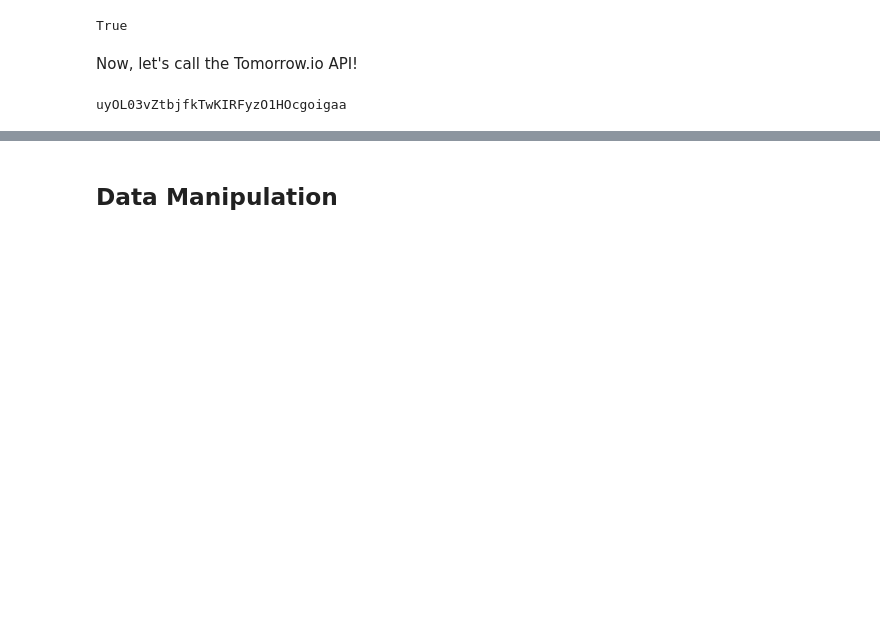
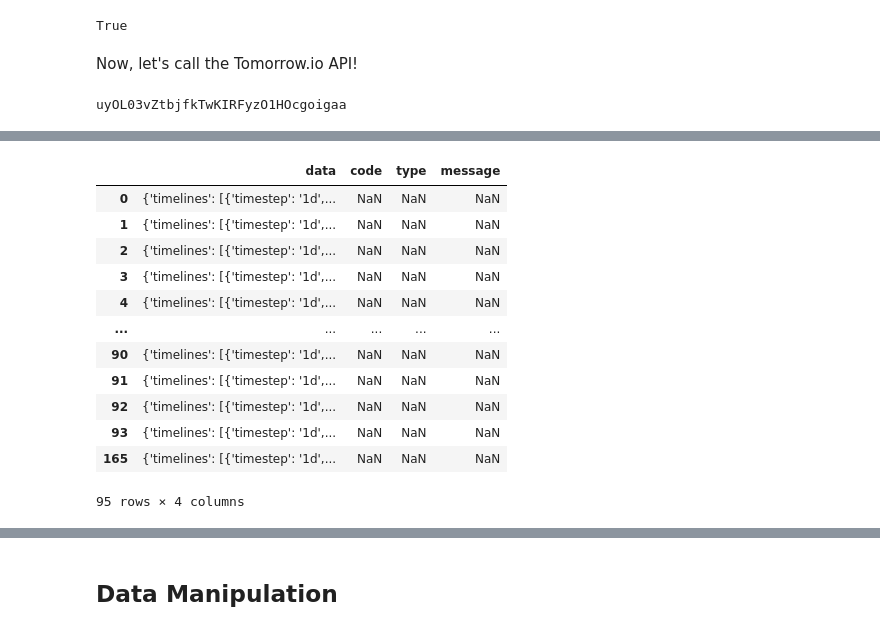
Before and after one commit to datapartnership/heatwaves, a Jupyter notebook: notebooks/measuring-heatwaves/weather-tomorrow.io.ipynb, the cells around one changed output, grey strips where cells are left out. Cells and saved outputs as stored; diff of their text form; code cells hidden in the pictures; blank space fills up the shorter version.

```diff
--- a/notebooks/measuring-heatwaves/weather-tomorrow.io.ipynb
+++ b/notebooks/measuring-heatwaves/weather-tomorrow.io.ipynb
@@ -240,0 +246,18 @@ vihn_tmax
+# %%
+df = pd.DataFrame(chennai_tmax)
+df=df[df['code'].isna()]
+df
+# %% [output]
+|  | data | code | type | message |
+| 0 | {'timelines': [{'timestep': '1d',... | NaN | NaN | NaN |
+| 1 | {'timelines': [{'timestep': '1d',... | NaN | NaN | NaN |
+| 2 | {'timelines': [{'timestep': '1d',... | NaN | NaN | NaN |
+| 3 | {'timelines': [{'timestep': '1d',... | NaN | NaN | NaN |
+| 4 | {'timelines': [{'timestep': '1d',... | NaN | NaN | NaN |
+| ... | ... | ... | ... | ... |
+| 90 | {'timelines': [{'timestep': '1d',... | NaN | NaN | NaN |
+| 91 | {'timelines': [{'timestep': '1d',... | NaN | NaN | NaN |
+| 92 | {'timelines': [{'timestep': '1d',... | NaN | NaN | NaN |
+| 93 | {'timelines': [{'timestep': '1d',... | NaN | NaN | NaN |
+| 165 | {'timelines': [{'timestep': '1d',... | NaN | NaN | NaN |
+95 rows × 4 columns
```
Also changed, not shown: parts of 29 cells of this notebook, 1 other file.
